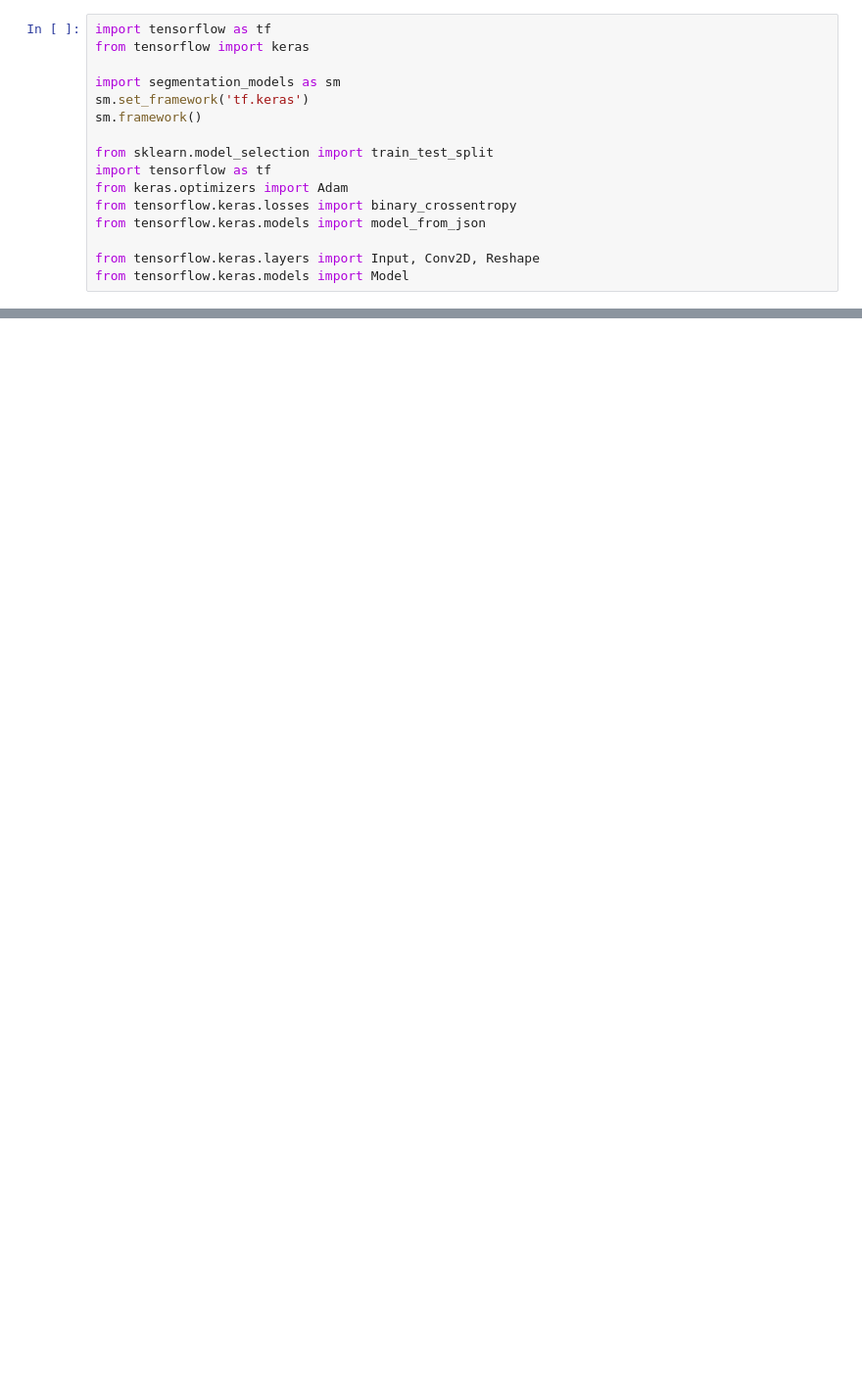
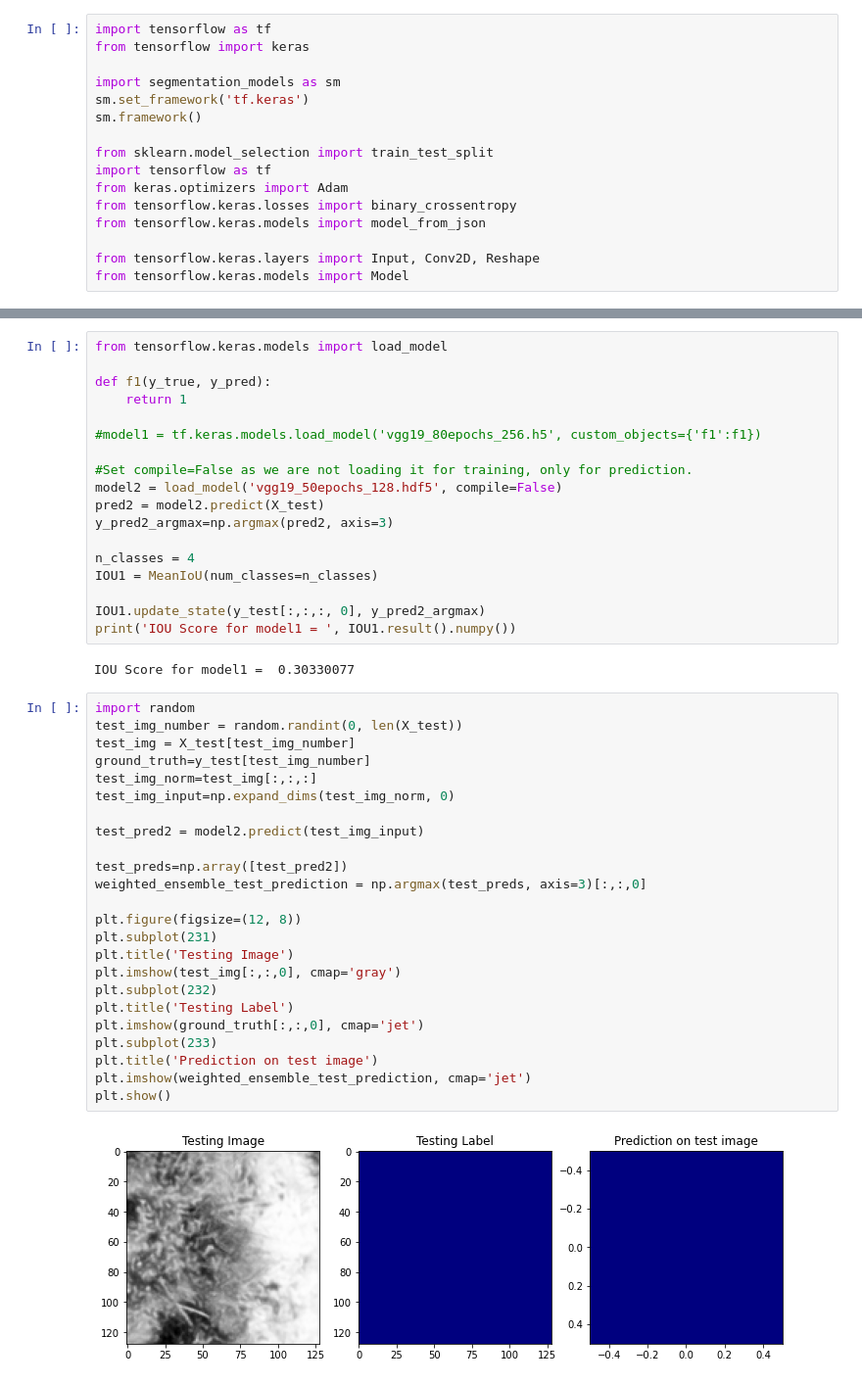
Before and after one commit to gchaudhuri/deeplearning-wetland-purpleloosestrife, a Jupyter notebook: test_run3.ipynb, the cells around one changed output, grey strips where cells are left out. Shown: that part at 98% size. Cells and saved outputs as stored; diff of their text form; blank space fills up the shorter version.

```diff
--- a/test_run3.ipynb
+++ b/test_run3.ipynb
@@ -425,0 +359,46 @@ PermissionError: [Errno 13] Permission denied: 'model1_and2_loss_graph.png'
+# %%
+from tensorflow.keras.models import load_model
+
+def f1(y_true, y_pred):
+    return 1
+
+#model1 = tf.keras.models.load_model('vgg19_80epochs_256.h5', custom_objects={'f1':f1})
+
+#Set compile=False as we are not loading it for training, only for prediction.
+model2 = load_model('vgg19_50epochs_128.hdf5', compile=False)
+pred2 = model2.predict(X_test)
+y_pred2_argmax=np.argmax(pred2, axis=3)
+
+n_classes = 4
+IOU1 = MeanIoU(num_classes=n_classes)
+
+IOU1.update_state(y_test[:,:,:, 0], y_pred2_argmax)
+print('IOU Score for model1 = ', IOU1.result().numpy())
+# %% [output]
+IOU Score for model1 =  0.30330077
+# %%
+import random
+test_img_number = random.randint(0, len(X_test))
+test_img = X_test[test_img_number]
+ground_truth=y_test[test_img_number]
+test_img_norm=test_img[:,:,:]
+test_img_input=np.expand_dims(test_img_norm, 0)
+
+test_pred2 = model2.predict(test_img_input)
+
+test_preds=np.array([test_pred2])
+weighted_ensemble_test_prediction = np.argmax(test_preds, axis=3)[:,:,0]
+
+plt.figure(figsize=(12, 8))
+plt.subplot(231)
+plt.title('Testing Image')
+plt.imshow(test_img[:,:,0], cmap='gray')
+plt.subplot(232)
+plt.title('Testing Label')
+plt.imshow(ground_truth[:,:,0], cmap='jet')
+plt.subplot(233)
+plt.title('Prediction on test image')
+plt.imshow(weighted_ensemble_test_prediction, cmap='jet')
+plt.show()
+# %% [output]
+[figure, added]
```
Also changed, not shown: parts of 25 cells of this notebook.
